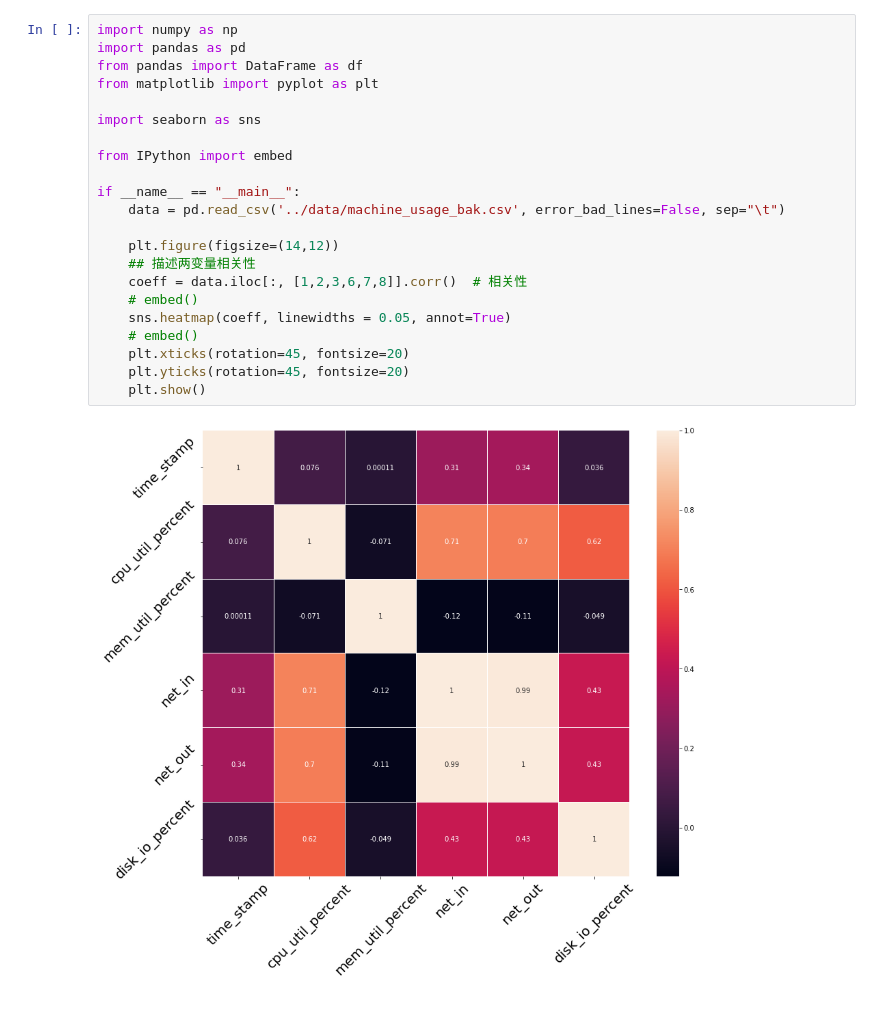
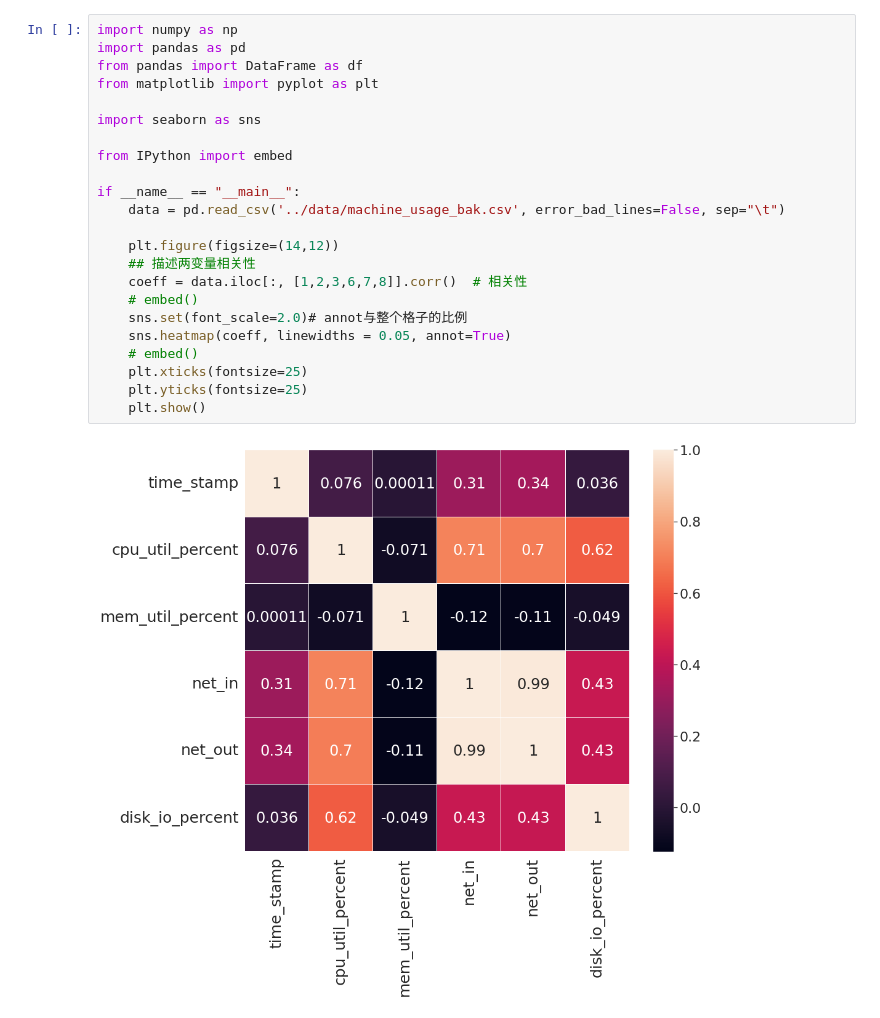
Before and after one commit to GaoZiqiang/clusterworkload_prediction_models, a Jupyter notebook: utils/sns2.ipynb, the cells around one changed output. Drawn from its saved outputs; the diff is of its cells as text.

```diff
--- a/utils/sns2.ipynb
+++ b/utils/sns2.ipynb
@@ -1,24 +1,25 @@
 # %%
 import numpy as np
 import pandas as pd
 from pandas import DataFrame as df
 from matplotlib import pyplot as plt
 
 import seaborn as sns
 
 from IPython import embed
 
 if __name__ == "__main__":
     data = pd.read_csv('../data/machine_usage_bak.csv', error_bad_lines=False, sep="\t")
 
     plt.figure(figsize=(14,12))
     ## 描述两变量相关性
     coeff = data.iloc[:, [1,2,3,6,7,8]].corr()  # 相关性
     # embed()
+    sns.set(font_scale=2.0)# annot与整个格子的比例
     sns.heatmap(coeff, linewidths = 0.05, annot=True)
     # embed()
-    plt.xticks(rotation=45, fontsize=20)
-    plt.yticks(rotation=45, fontsize=20)
+    plt.xticks(fontsize=25)
+    plt.yticks(fontsize=25)
     plt.show()
 # %% [output]
-[figure, old version]
+[figure, new version]
```
